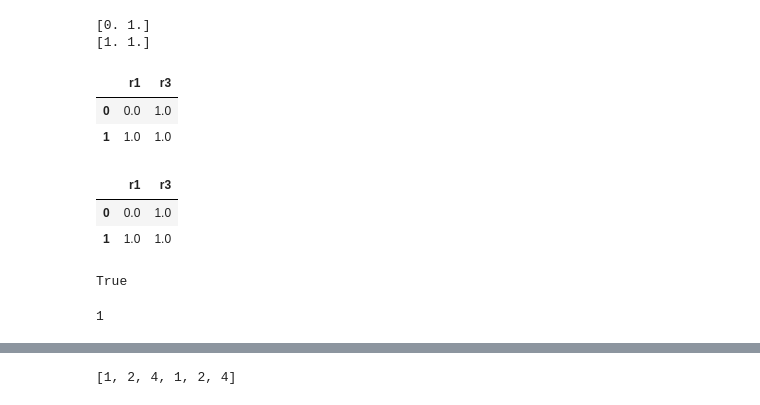
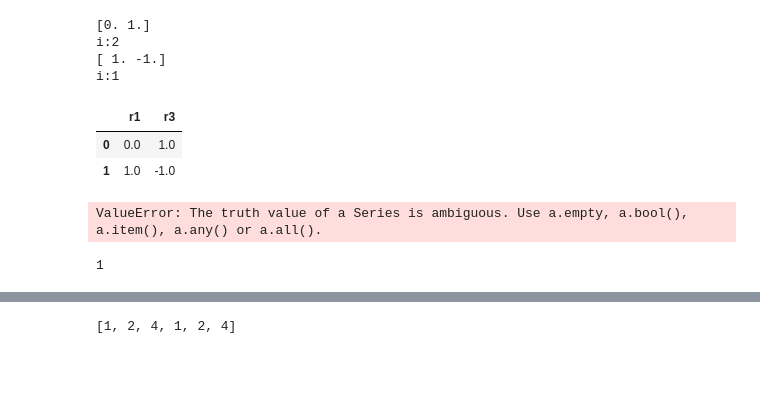
Before and after one commit to fswu0831/RTOS_sample_Algorithm, a Jupyter notebook: Construct-Race-Table.ipynb, the cells around one changed output, grey strips where cells are left out. Saved outputs shown, nothing was run; the diff lists cells and outputs as text; code cells hidden in the pictures; blank space fills up the shorter version.

```diff
--- a/Construct-Race-Table.ipynb
+++ b/Construct-Race-Table.ipynb
@@ -3,23 +3,27 @@ import pandas as pd
 import numpy as np
 from tqdm import tqdm
 
-def cstruct(send,results):
+def cstruct(event,results):
     global Q
     global Qs
-    s_thread=send['Thread']
-    s_index=send['Index']
-    if s_index==1:
-        return results
-    temp=Q[(Q.Thread == s_thread) & (Q.Index==s_index-1)].iloc[0]
-    if temp['Event']=='send':
-        results.append(temp['ID'])
-        send=temp
-        return cstruct(send,results)
-    else:
-        results.append(temp['ID'])
-        send=Qs.loc[temp.name]
-        results.append(send['ID'])
-        return cstruct(send,results)
+
+    thread=event['Thread']
+    index=event['Index']
+
+    if index==1:
+        return ''
+    for i in range(index-1,0,-1):
+        temp=Q[(Q.Thread == thread) & (Q.Index==i)].iloc[0]
+        if temp['Event']=='send':
+            results.append(temp['ID'])
+            event=temp
+            results.extend(cstruct(event,results))
+        else:
+            results.append(temp['ID'])
+            send=Qs.loc[temp.name]
+            results.append(send['ID'])
+            results.extend(cstruct(send,results))
+    return list(set(results))
 
 def no_index(start,finish,t,event):
     #if type(event)==int:
@@ -77,59 +81,54 @@ table=pd.DataFrame([],columns=heading)
 t=np.zeros(len(R)) #raceの数分の配列 #t[0]はダミー
 
 while True:
+
     results=[]
     #num=0
     #num+=1
     max_index=''
     for i in range(len(t)-1,0,-1):
         if t[i]<D[i] and t[i]!=-1:
             max_index=i
             break
     if max_index=='':
         break
     t[i]+=1
 
     if t[i]==1: #just changed t[i] from 0 to 1
 
-        for j in tqdm(range(i+1,len(R)-1)):
-            if t[j]!=-1 and Qr[Qr.ID=='r'+str(i)].iloc[0] in cstruct(Qr[Qr.ID=='r'+str(j)].iloc[0],[]):
+        for j in tqdm(range(i+1,len(R))):
+            if t[j]!=-1 and (Qr[Qr.ID=='r'+str(i)].iloc[0].ID in cstruct(Qr[Qr.ID=='r'+str(j)].iloc[0],[])):
+
                 t[j]=-1
 
-    for j in tqdm(range(i+1,len(R)-1)):
+    for j in tqdm(range(i+1,len(R))):
         if(t[j]==D[j]):
             t[j]=0 #just change t[j] from dj to 0
 
-            for k in tqdm(range(j+1,len(R)-1)):
-                if t[k]==-1 and Qr[Qr.ID=='r'+str(j)].iloc[0].ID in cstruct(Qr[Qr.ID=='r'+str(k)].iloc[0],[]) and no_index(0,k,t,Qr[(Qr.ID==R[k])].iloc[0]):
+            for k in tqdm(range(j+1,len(R))):
+                if t[k]==-1 and Qr[Qr.ID=='r'+str(j)].iloc[0].ID in cstruct(Qr[Qr.ID=='r'+str(k)].iloc[0],[]) and no_index(1,k,t,Qr[(Qr.ID==R[k])].iloc[0]):
                     t[k]=0
     #let s be the t[i] sending event in race_set(ri)
     s= race_set[R[i]][int(t[i])-1]
 
 
     if no_index(1,len(R)-1,t,Qs[(Qs.ID==s)].iloc[0])==False:
         table=table.append(pd.Series(t,index=table.columns),ignore_index=True)
         print(t[1:])
+    print("i:"+str(i))
 table.drop('dummy',axis=1)
 # %% [output]
 [0. 1.]
-[1. 1.]
+i:2
+[ 1. -1.]
+i:1
 |  | r1 | r3 |
 | 0 | 0.0 | 1.0 |
-| 1 | 1.0 | 1.0 |
+| 1 | 1.0 | -1.0 |
-# %%
-table.drop('dummy',axis=1)
-# %% [output]
-|  | r1 | r3 |
-| 0 | 0.0 | 1.0 |
-| 1 | 1.0 | 1.0 |
-# %%
-no_index(1,len(R)-1,t,Qs[(Qs.ID==s)].iloc[0])==False
-# %% [output]
-True
 # %%
-if R[1] in cstruct(Q,Qs,Qr,Qr[(Qr.ID==R[1])].iloc[0],results):
+if t[2]!=-1 and (Qr[Qr.ID=='r'+str(1)].iloc[0] in cstruct(Qr[Qr.ID=='r'+str(2)].iloc[0],[])):
     print(1)
 else:
     print(0)
 # %% [output]
-1
+ValueError: The truth value of a Series is ambiguous. Use a.empty, a.bool(), a.item(), a.any() or a.all().
@@ -157,0 +135,5 @@ def cstruct(event,results):
+# %%
+if Qr[Qr.ID=='r'+str(1)].iloc[0].ID in cstruct(Qr[Qr.ID=='r'+str(2)].iloc[0],[]):
+    print(1)
+# %% [output]
+1
```
Also changed, not shown: parts of 4 cells of this notebook.
